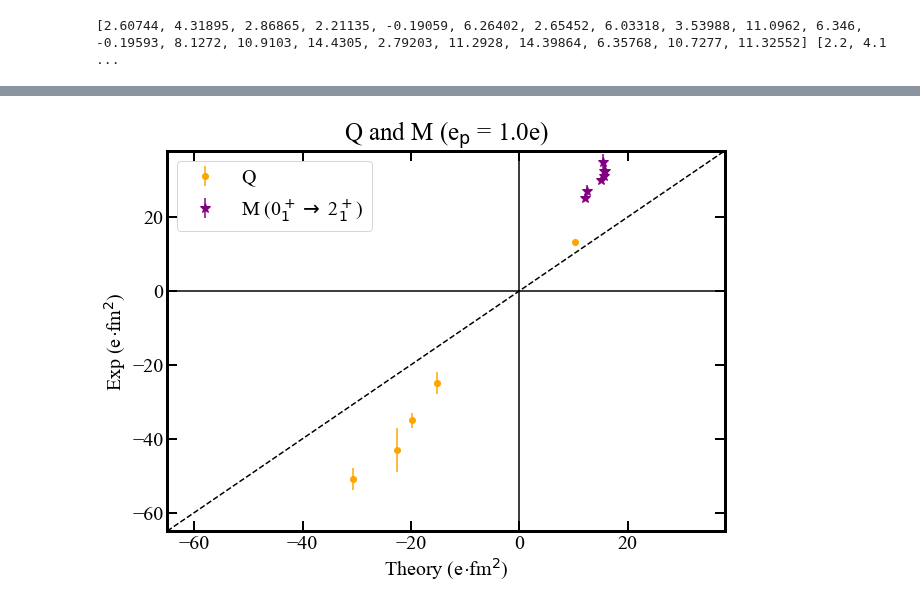
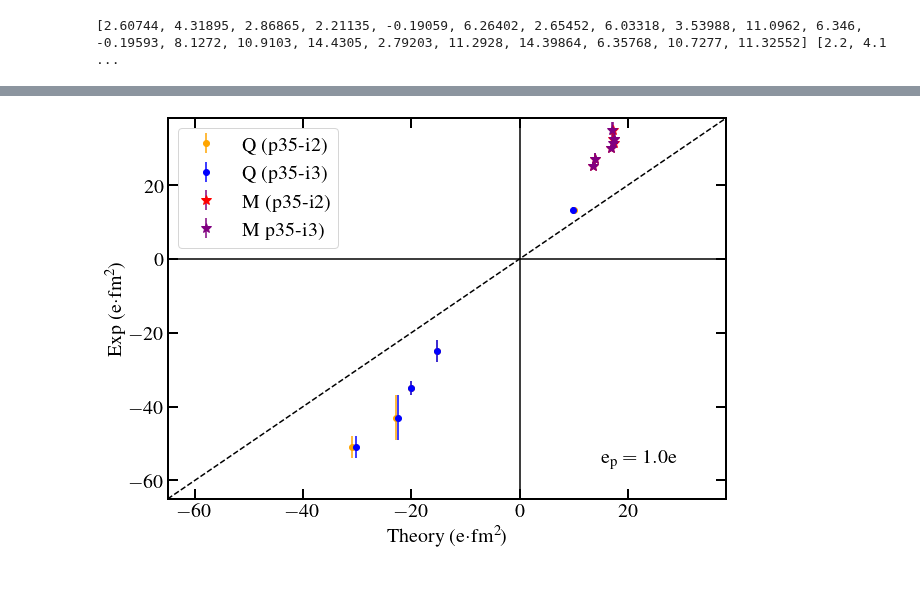
Before and after one commit to JordanPurcell/Research, a Jupyter notebook: plots/EM_properties.ipynb, the cells around one changed output, grey strips where cells are left out. Cells and saved outputs as stored; diff of their text form; code cells hidden in the pictures.

Commit message:
Plot Updates
Updated EM plotting code. Fixed the QM plots and the muQ plot.

```diff
--- a/plots/EM_properties.ipynb
+++ b/plots/EM_properties.ipynb
@@ -485,3 +491,22 @@ plt.show()
 print(mu_i3[:], mu_exp)
 # %% [output]
 [2.60744, 4.31895, 2.86865, 2.21135, -0.19059, 6.26402, 2.65452, 6.03318, 3.53988, 11.0962, 6.346, -0.19593, 8.1272, 10.9103, 14.4305, 2.79203, 11.2928, 14.39864, 6.35768, 10.7277, 11.32552] [2.2, 4.1 ...
+# %%
+x = [i for i in range(-65,100)]
+plt.figure(figsize=(10,7))
+plt.plot(x, x, 'k--')
+plt.errorbar(Q_i2, Qexp, yerr=Q_err, fmt='o', mfc='orange', mec='orange', ecolor='orange', label='Q (p35-i2)')
+plt.errorbar(Q_i3, Qexp, yerr=Q_err, fmt='o', mfc='blue', mec='blue', ecolor='blue', label='Q (p35-i3)')
+plt.errorbar(M_i2, M_exp, yerr=(M_err_bot, M_err_top), fmt='*', mfc='purple', mec='red', ecolor='red', ms=10, label=r'M (p35-i2')
+plt.errorbar(M_i3, M_exp, yerr=(M_err_bot, M_err_top), fmt='*', mfc='purple', mec='purple', ecolor='purple', ms=10, label=r'M (p35-i3)')
+plt.vlines(0, -65, 38, colors='k')
+plt.hlines(0, -65, 38, colors='k')
+plt.xlim(-65, 38)
+plt.ylim(-65, 38)
+plt.xlabel(r'Theory (e$ \cdot $fm$^2$)', fontsize=20)
+plt.ylabel(r'Exp (e$ \cdot $fm$^2$)', fontsize=20)
+plt.tick_params(which="major", direction="in", right=True, top=True, length=10, width=2, labelsize=20)
+plt.tick_params(which="minor", direction="in", right=True, top=True, length=5, width=1, labelsize=20)
+plt.text(10, -55, r'e$_{\mathrm{p}} = 1.8$e', fontsize = 22)
+plt.legend(fontsize=20)
+plt.show()
@@ -488,86 +532,54 @@ print(mu_i3[:], mu_exp)
 # %%
-""""
 plt.figure(figsize=(10,7))
 plt.plot(x, x, 'k--')
-plt.errorbar(Q_i2, Qexp, yerr=Q_err, fmt='o', mfc='orange', mec='orange', ecolor='orange', label='Q (p35-i2)')
-plt.errorbar(Q_i3, Qexp, yerr=Q_err, fmt='o', mfc='blue', mec='blue', ecolor='blue', label='Q (p35-i3)')
-plt.errorbar(M_th1, M_exp, yerr=(M_err_bot, M_err_top), fmt='*', mfc='purple', mec='purple', ecolor='purple', ms=10, label=r'M (0$^+_1 \rightarrow$ 2$^+_1$)')
+plt.errorbar(Q_i2_free, Qexp, yerr=Q_err, fmt='o', mfc='orange', mec='orange', ecolor='orange', label='Q (p35-i2)')
+plt.errorbar(Q_i3_free, Qexp, yerr=Q_err, fmt='o', mfc='blue', mec='blue', ecolor='blue', label='Q (p35-i3)')
+plt.errorbar(M_free_i2, M_exp, yerr=(M_err_bot, M_err_top), fmt='*', mfc='red', mec='red', ecolor='purple', ms=10, label=r'M (p35-i2)')
+plt.errorbar(M_free_i3, M_exp, yerr=(M_err_bot, M_err_top), fmt='*', mfc='purple', mec='purple', ecolor='purple', ms=10, label=r'M p35-i3)')
 plt.vlines(0, -65, 38, colors='k')
 plt.hlines(0, -65, 38, colors='k')
 plt.xlim(-65, 38)
 plt.ylim(-65, 38)
-plt.xlabel(r'Theory (e$ \dot $fm$^2$)', fontsize=20)
-plt.ylabel(r'Exp (e$ \dot $fm$^2$)', fontsize=20)
+plt.xlabel(r'Theory (e$ \cdot $fm$^2$)', fontsize=20)
+plt.ylabel(r'Exp (e$ \cdot $fm$^2$)', fontsize=20)
 plt.tick_params(which="major", direction="in", right=True, top=True, length=10, width=2, labelsize=20)
 plt.tick_params(which="minor", direction="in", right=True, top=True, length=5, width=1, labelsize=20)
-plt.title(r'Q and M (e$_\mathrm{p}$ = 1.8e)', fontsize=25)
+plt.text(15,-55, r'e$_\mathrm{p} = 1.0$e', fontsize=20)
 plt.legend(fontsize=20)
 plt.show()
-"""
+
 plt.figure(figsize=(10,7))
-plt.plot(x, x, 'k--')
-plt.errorbar(Qfree, Qexp, yerr=Q_err, fmt='o', mfc='orange', mec='orange', ecolor='orange', label='Q')
-plt.errorbar(M_free, M_exp, yerr=(M_err_bot, M_err_top), fmt='*', mfc='purple', mec='purple', ecolor='purple', ms=10, label=r'M (0$^+_1 \rightarrow$ 2$^+_1$)')
-plt.vlines(0, -65, 38, colors='k')
-plt.hlines(0, -65, 38, colors='k')
-plt.xlim(-65, 38)
-plt.ylim(-65, 38)
-plt.xlabel(r'Theory (e$ \dot $fm$^2$)', fontsize=20)
-plt.ylabel(r'Exp (e$ \dot $fm$^2$)', fontsize=20)
-plt.tick_params(which="major", direction="in", right=True, top=True, length=10, width=2, labelsize=20)
-plt.tick_params(which="minor", direction="in", right=True, top=True, length=5, width=1, labelsize=20)
-plt.title(r'Q and M (e$_\mathrm{p}$ = 1.0e)', fontsize=25)
-plt.legend(fontsize=20)
-plt.show()
-""""
-plt.figure(figsize=(10,7))
-plt.errorbar(M_th1, M_exp, yerr=(M_err_bot, M_err_top), fmt='*', mfc='purple', mec='purple', ecolor='purple', ms=10, label='M (e$_\mathrm{p}$ = 1.8e)')
-plt.errorbar(M_th2, M_exp, yerr=(M_err_bot, M_err_top), fmt='*', mfc='red', mec='red', ecolor='red', ms=10, label='M (e$_\mathrm{p}$ = 2.0e')
+plt.errorbar(M_i2, M_exp, yerr=(M_err_bot, M_err_top), fmt='*', mfc='purple', mec='purple', ecolor='purple', ms=10, label='p35-i2')
+plt.errorbar(M_i3, M_exp, yerr=(M_err_bot, M_err_top), fmt='*', mfc='red', mec='red', ecolor='red', ms=10, label='p35-i3')
 plt.plot(x, x, 'k--')
 plt.xlim(20, 38)
 plt.ylim(20, 38)
-plt.xlabel(r'Theory (e$ \dot $fm$^2$)', fontsize=20)
-plt.ylabel(r'Exp (e$ \dot $fm$^2$)', fontsize=20)
+plt.xlabel(r'Theory (e$ \cdot $fm$^2$)', fontsize=20)
+plt.ylabel(r'Exp (e$ \cdot $fm$^2$)', fontsize=20)
 plt.tick_params(which="major", direction="in", right=True, top=True, length=10, width=2, labelsize=20)
 plt.tick_params(which="minor", direction="in", right=True, top=True, length=5, width=1, labelsize=20)
 plt.title(r'M', fontsize=25)
 plt.legend(fontsize=20)
-plt.show()
-"""""
-
-plt.figure(figsize=(10,7))
-plt.errorbar(mu_i2, mu_exp, yerr=mu_err, ms=7, fmt='o', label='p35-i2')
-plt.errorbar(mu_i3, mu_exp, yerr=mu_err, ms=7, fmt='*', label='p35-i3')
-plt.plot(x, x, 'k--')
-plt.vlines(0, -65, 38, colors='k')
-plt.hlines(0, -65, 38, colors='k')
-plt.xlim(-1, 13)
-plt.ylim(-1, 13)
-plt.xlabel(r'Theory ($\mathdefault{\mu_N}$)', fontsize=20)
-plt.ylabel(r'Exp ($\mathdefault{\mu_N}$)', fontsize=20)
-plt.tick_params(which="major", direction="in", right=True, top=True, length=10, width=2, labelsize=20)
-plt.tick_params(which="minor", direction="in", right=True, top=True, length=5, width=1, labelsize=20)
-plt.legend(fontsize=20, loc='lower right')
 plt.show()
 
 fig4 = plt.figure(figsize=(10,7))
 ax4 = fig4.add_subplot()
 plt.errorbar(A_even[:7], BE2_exp, yerr=(BE2_err_bot, BE2_err_top), fmt='x', mfc='purple', mec='purple', ecolor='purple', ms=10, label='exp')
 plt.plot(A_even, BE2_th1, 'ko-', label='p35-i3')
 plt.plot(A_even, BE2_th2, '-o', label='p35-i2')
 plt.plot(A_even, BE2_JW, 'bo-', label='JW')
 plt.plot(A_even, BE2_jj44a, 'go-', label='jj44a')
 plt.xlim(78, 100)
 plt.ylim(0, 1500)
 plt.xticks(A_even, Even_ticks)
-plt.ylabel('B(E2) e$^2 \dot $fm$^4$', fontsize=20)
+plt.ylabel('B(E2) e$^2 \cdot $fm$^4$', fontsize=20)
 plt.tick_params(which="major", direction="in", right=True, top=True, length=10, width=2, labelsize=20)
 plt.tick_params(which="minor", direction="in", right=True, top=True, length=5, width=1, labelsize=20)
 plt.legend(fontsize=20, loc='lower right')
 ax4.text(0.05, 0.05, r'0$^+_1$ $\rightarrow$ 2$^+_1$ for N=50' + '\n' + r'e$_\mathrm{p}$ = 1.8e and skx radial wavefunctions',
         verticalalignment='bottom', horizontalalignment='left',
         transform=ax4.transAxes,
         color='black', fontsize=20)
 plt.show()
 # %% [output]
-[figure, old version]
+[figure, new version]
```
Also changed, not shown: parts of 7 cells of this notebook, 5 other files.
